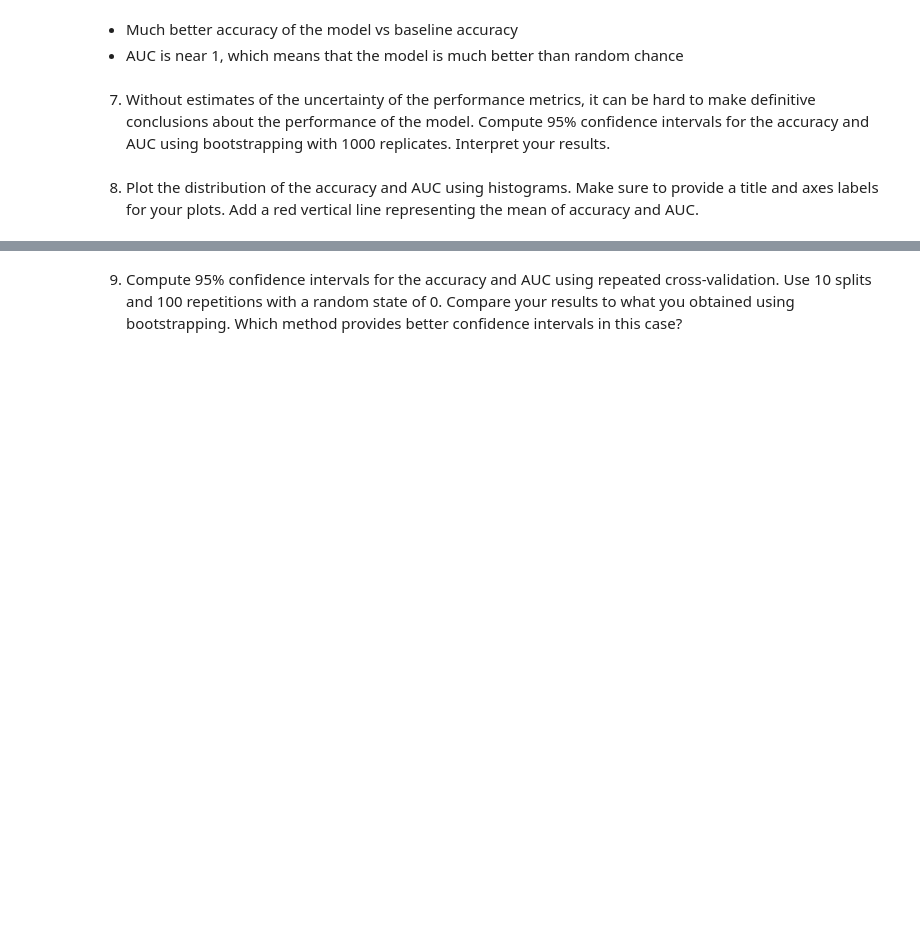
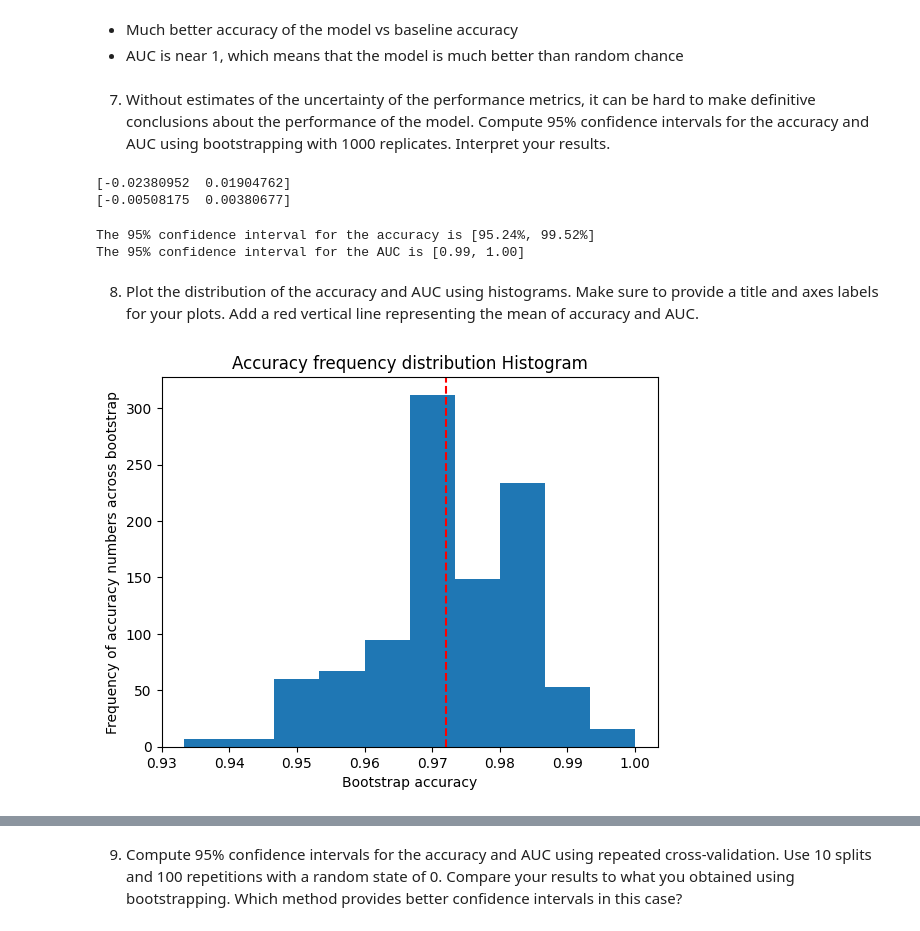
Before and after one commit to andytyuan2/DATASCI-3000, a Jupyter notebook: Homework 4 - Clean.ipynb, the cells around one changed output, grey strips where cells are left out. Drawn from its saved outputs; the diff is of its cells as text; code cells hidden in the pictures; blank space fills up the shorter version.

```diff
--- a/Homework 4 - Clean.ipynb
+++ b/Homework 4 - Clean.ipynb
@@ -91,7 +91,7 @@ The baseline accuracy of the data is 0.6552217453505007
 2. Assume that we are only interested in studying people aged 100 or less. Remove anyone with ages larger than that. (Note that this slightly changes your baseline accuracy.)
 # %%
 breastcanc = breastcanc.filter(
-    pl.col("Age") > 100
+    pl.col("Age") <= 100
     )
 # %% [markdown]
 3. Replace the missing values in the dataset using the median of the corresponding predictor.
@@ -186,5 +203,23 @@ auc_ci = np.percentile(auc_diff, [2.5, 97.5])
 # Show the ci bounds
 print(accuracy_ci)
 print(auc_ci)
+# %% [output]
+[-0.02380952  0.01904762]
+[-0.00508175  0.00380677]
+# %%
+print(f"The 95% confidence interval for the accuracy is [{(accuracy - accuracy_ci[1])*100:.2f}%, {(accuracy - accuracy_ci[0])*100:.2f}%]")
+print(f"The 95% confidence interval for the AUC is [{(auc - auc_ci[1]):.2f}, {(auc - auc_ci[0]):.2f}]")
+# %% [output]
+The 95% confidence interval for the accuracy is [95.24%, 99.52%]
+The 95% confidence interval for the AUC is [0.99, 1.00]
 # %% [markdown]
 8. Plot the distribution of the accuracy and AUC using histograms. Make sure to provide a title and axes labels for your plots. Add a red vertical line representing the mean of accuracy and AUC.
+# %%
+plt.hist(bootstrapped_accuracy)
+plt.xlabel("Bootstrap accuracy")
+plt.ylabel("Frequency of accuracy numbers across bootstrap")
+plt.title("Accuracy frequency distribution Histogram")
+plt.axvline(bootstrapped_accuracy.mean(), color='r', linestyle='dashed')
+plt.show()
+# %% [output]
+[figure, added]
```
Also changed, not shown: parts of 11 cells of this notebook.
